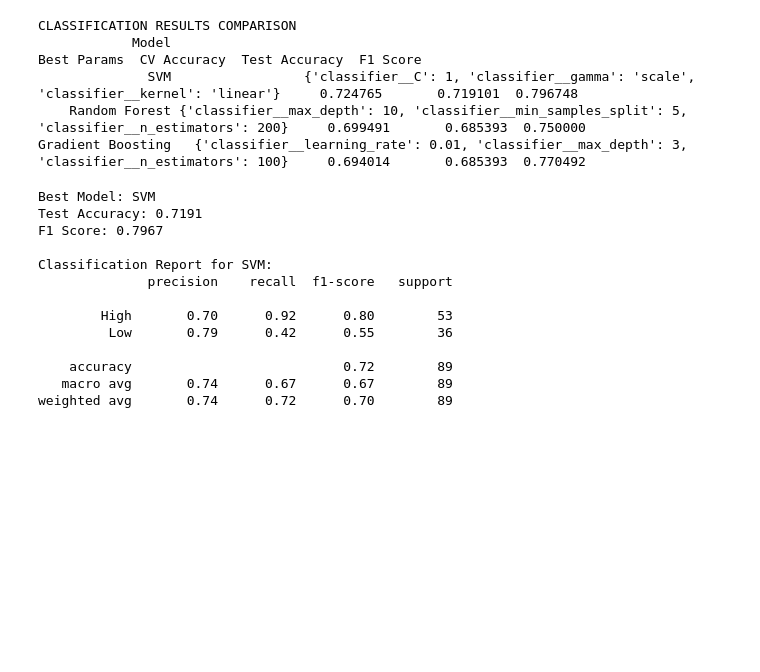
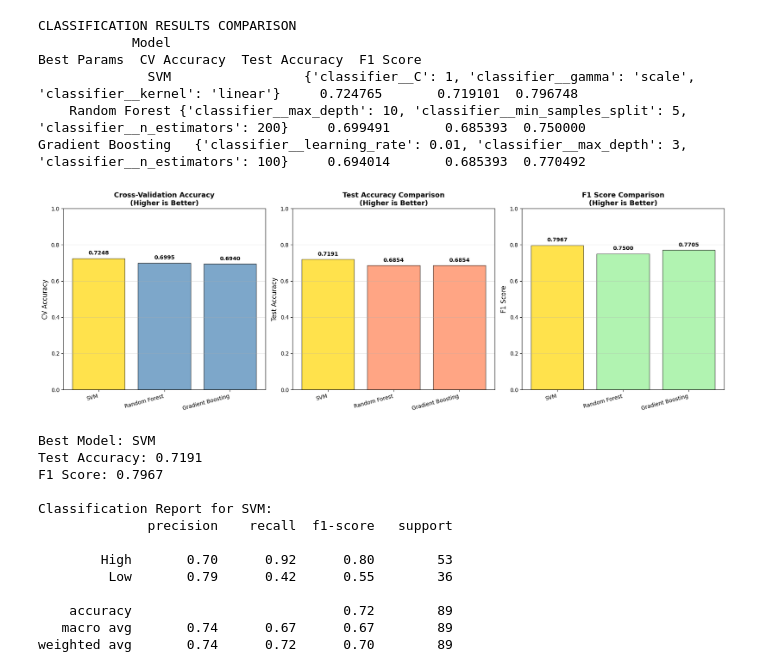
Before and after one commit to kengomatsuo/data-mining-aol, a Jupyter notebook: data-mining-aol.ipynb, the cells around one changed output. Cells and saved outputs as stored; diff of their text form; code cells hidden in the pictures; blank space fills up the shorter version.

Commit message:
Added barchart to classification report

```diff
--- a/data-mining-aol.ipynb
+++ b/data-mining-aol.ipynb
@@ -2200,6 +2200,55 @@ CLASSIFICATION RESULTS COMPARISON
               SVM                 {'classifier__C': 1, 'classifier__gamma': 'scale', 'classifier__kernel': 'linear'}     0.724765       0.719101  0.796748
     Random Forest {'classifier__max_depth': 10, 'classifier__min_samples_split': 5, 'classifier__n_estimators': 200}     0.699491       0.685393  0.750000
 Gradient Boosting   {'classifier__learning_rate': 0.01, 'classifier__max_depth': 3, 'classifier__n_estimators': 100}     0.694014       0.685393  0.770492
+# %%
+# Visualize classification model comparison
+fig, axes = plt.subplots(1, 3, figsize=(18, 6))
+
+models = classification_results['Model'].values
+cv_accuracy = classification_results['CV Accuracy'].values
+test_accuracy = classification_results['Test Accuracy'].values
+f1_scores = classification_results['F1 Score'].values
+
+# CV Accuracy comparison
+colors = ['gold' if model == best_class_model_name else 'steelblue' for model in models]
+axes[0].bar(range(len(models)), cv_accuracy, color=colors, alpha=0.7, edgecolor='black')
+axes[0].set_xticks(range(len(models)))
+axes[0].set_xticklabels(models, rotation=15, ha='right')
+axes[0].set_ylabel('CV Accuracy', fontsize=12)
+axes[0].set_title('Cross-Validation Accuracy\n(Higher is Better)', fontsize=13, fontweight='bold')
+axes[0].set_ylim([0, 1])
+axes[0].grid(axis='y', alpha=0.3)
+for i, v in enumerate(cv_accuracy):
+    axes[0].text(i, v + 0.02, f'{v:.4f}', ha='center', fontsize=10, fontweight='bold')
+
+# Test Accuracy comparison
+colors = ['gold' if model == best_class_model_name else 'coral' for model in models]
+axes[1].bar(range(len(models)), test_accuracy, color=colors, alpha=0.7, edgecolor='black')
+axes[1].set_xticks(range(len(models)))
+axes[1].set_xticklabels(models, rotation=15, ha='right')
+axes[1].set_ylabel('Test Accuracy', fontsize=12)
+axes[1].set_title('Test Accuracy Comparison\n(Higher is Better)', fontsize=13, fontweight='bold')
+axes[1].set_ylim([0, 1])
+axes[1].grid(axis='y', alpha=0.3)
+for i, v in enumerate(test_accuracy):
+    axes[1].text(i, v + 0.02, f'{v:.4f}', ha='center', fontsize=10, fontweight='bold')
+
+# F1 Score comparison
+colors = ['gold' if model == best_class_model_name else 'lightgreen' for model in models]
+axes[2].bar(range(len(models)), f1_scores, color=colors, alpha=0.7, edgecolor='black')
+axes[2].set_xticks(range(len(models)))
+axes[2].set_xticklabels(models, rotation=15, ha='right')
+axes[2].set_ylabel('F1 Score', fontsize=12)
+axes[2].set_title('F1 Score Comparison\n(Higher is Better)', fontsize=13, fontweight='bold')
+axes[2].set_ylim([0, 1])
+axes[2].grid(axis='y', alpha=0.3)
+for i, v in enumerate(f1_scores):
+    axes[2].text(i, v + 0.02, f'{v:.4f}', ha='center', fontsize=10, fontweight='bold')
+
+plt.tight_layout()
+plt.show()
+# %% [output]
+[figure, added]
 # %%
 # Best model analysis
 best_class_model_name = classification_results.iloc[0]['Model']
```
